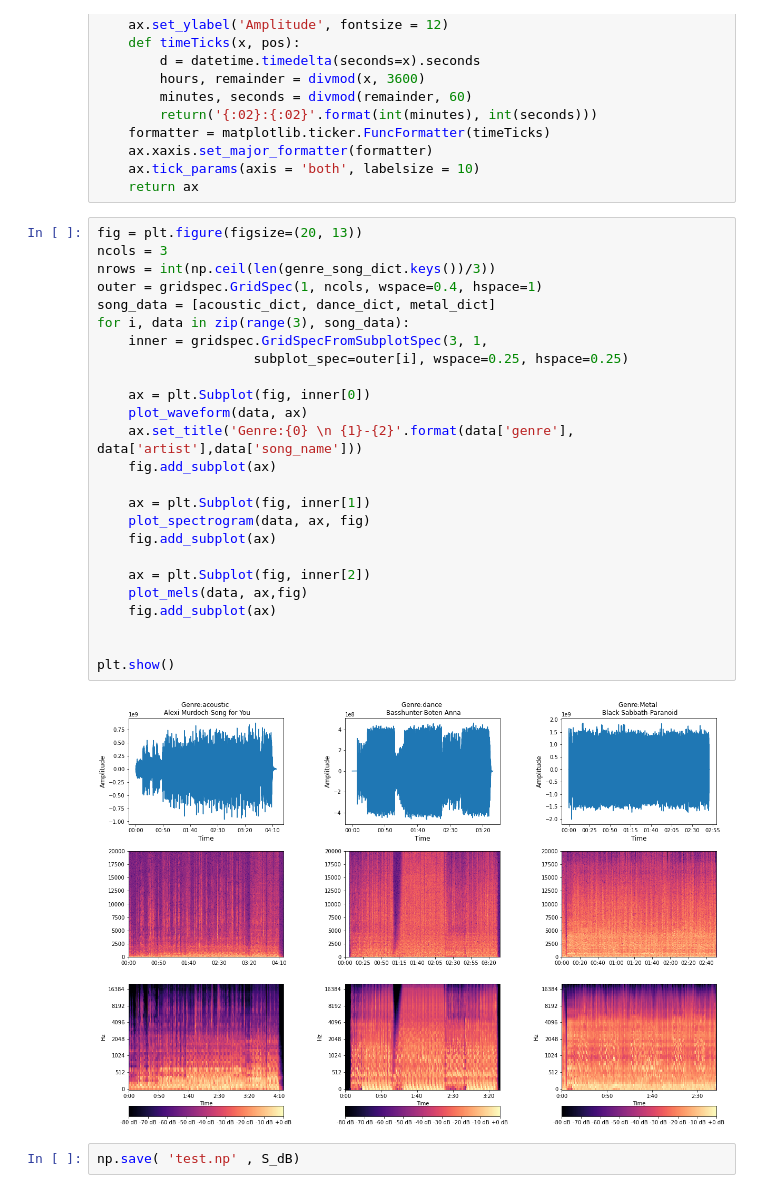
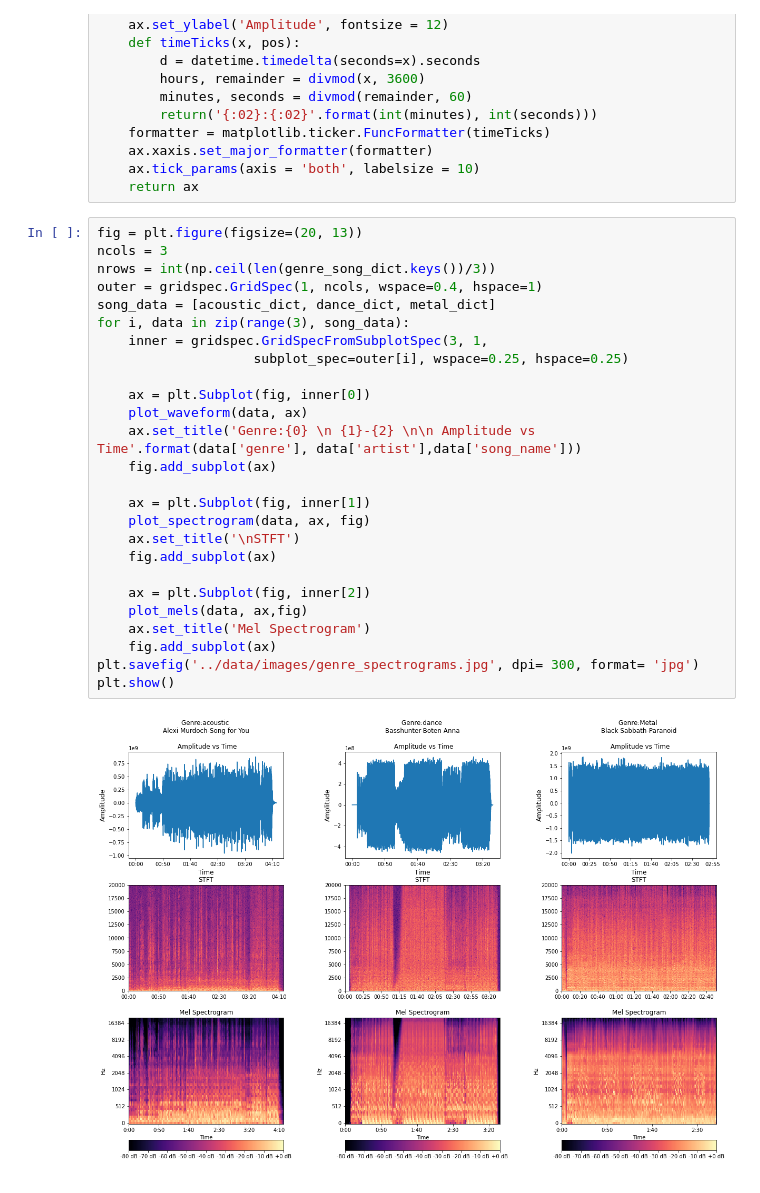
Before and after one commit to swami84/music_genre_classification, a Jupyter notebook: notebooks/Analysis.ipynb, the cells around one changed output. Cells and saved outputs as stored; diff of their text form.

```diff
--- a/notebooks/Analysis.ipynb
+++ b/notebooks/Analysis.ipynb
@@ -221,29 +203,28 @@ def plot_waveform(data,ax):
 # %%
 fig = plt.figure(figsize=(20, 13))
 ncols = 3
 nrows = int(np.ceil(len(genre_song_dict.keys())/3))
 outer = gridspec.GridSpec(1, ncols, wspace=0.4, hspace=1)
 song_data = [acoustic_dict, dance_dict, metal_dict]
 for i, data in zip(range(3), song_data):
     inner = gridspec.GridSpecFromSubplotSpec(3, 1,
                     subplot_spec=outer[i], wspace=0.25, hspace=0.25)
 
     ax = plt.Subplot(fig, inner[0])
     plot_waveform(data, ax)
-    ax.set_title('Genre:{0} \n {1}-{2}'.format(data['genre'], data['artist'],data['song_name']))
+    ax.set_title('Genre:{0} \n {1}-{2} \n\n Amplitude vs Time'.format(data['genre'], data['artist'],data['song_name']))
     fig.add_subplot(ax)
 
     ax = plt.Subplot(fig, inner[1])
     plot_spectrogram(data, ax, fig)
+    ax.set_title('\nSTFT')
     fig.add_subplot(ax)
 
     ax = plt.Subplot(fig, inner[2])
     plot_mels(data, ax,fig)
+    ax.set_title('Mel Spectrogram')
     fig.add_subplot(ax)
-
-
+plt.savefig('../data/images/genre_spectrograms.jpg', dpi= 300, format= 'jpg')
 plt.show()
 # %% [output]
-[figure, old version]
+[figure, new version]
-# %%
-np.save( 'test.np' , S_dB)
```
Also changed, not shown: parts of 7 cells of this notebook, 4 other files.
